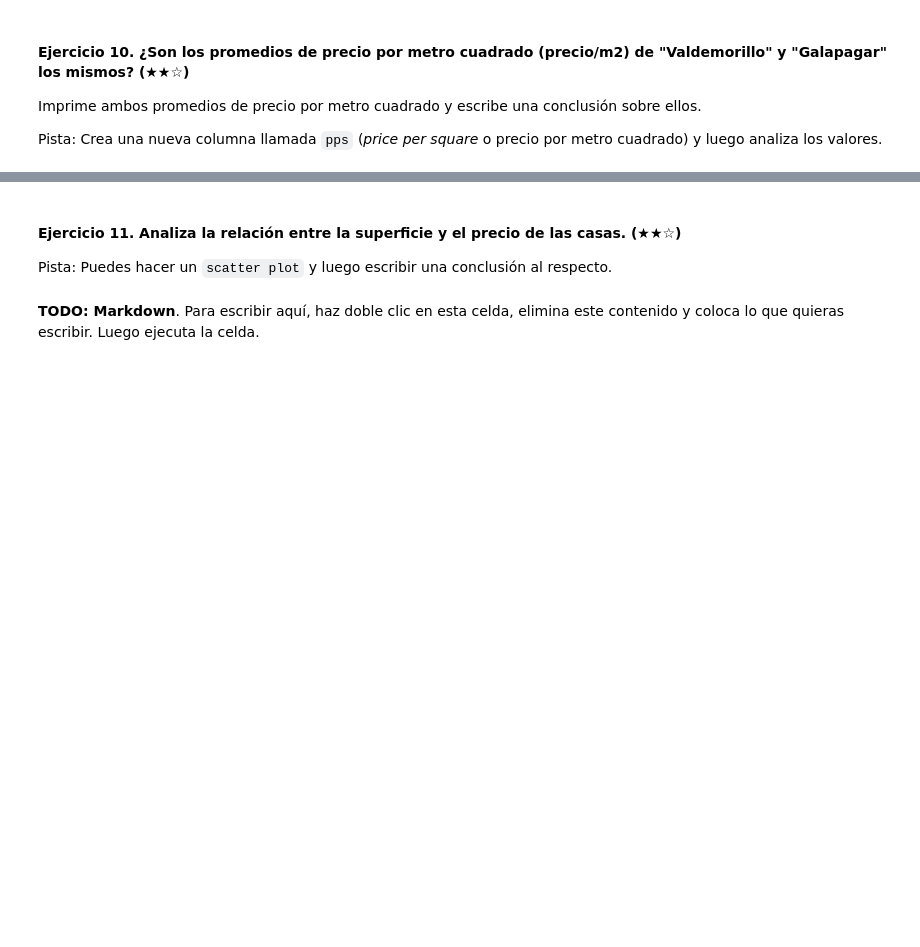
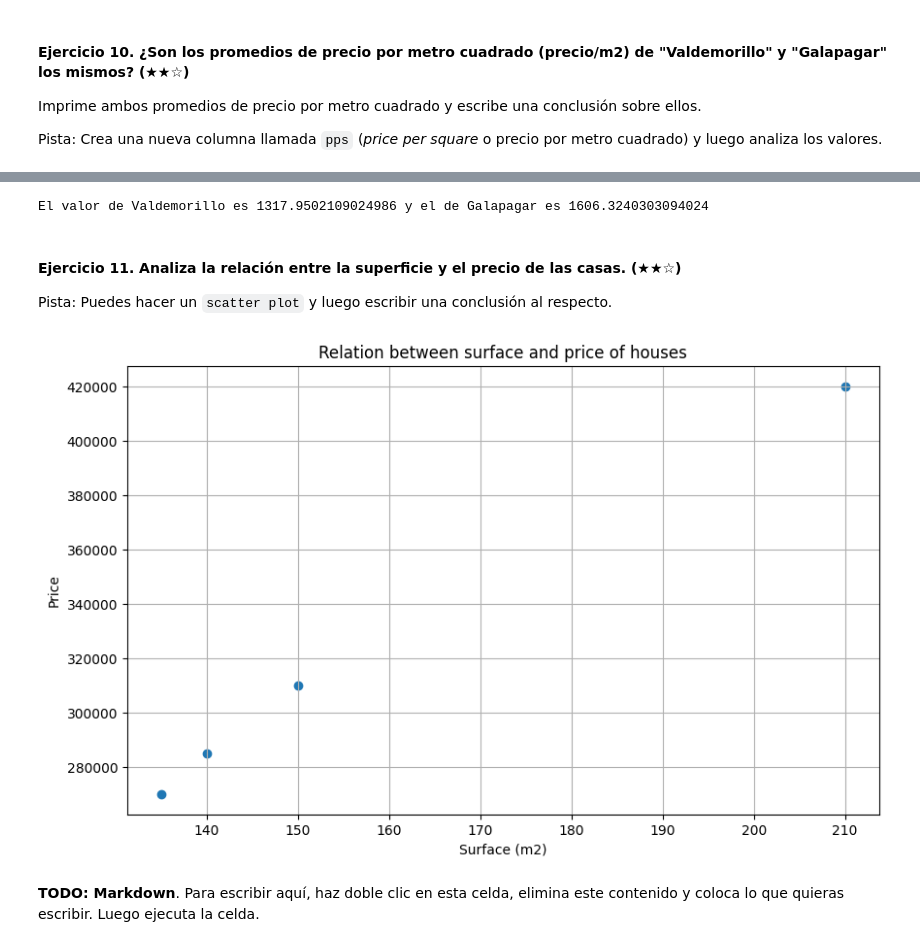
Before and after one commit to pcaliman2/realestate-datacleanup-exercise, a Jupyter notebook: project.es.ipynb, the cells around one changed output, grey strips where cells are left out. Drawn from its saved outputs; the diff is of its cells as text; code cells hidden in the pictures; blank space fills up the shorter version.

```diff
--- a/project.es.ipynb
+++ b/project.es.ipynb
@@ -212,9 +240,34 @@ Pista: Crea una nueva columna llamada `pps` (*price per square* o precio por met
+# %%
+print(f'El valor de Valdemorillo es {Valdemorillo_promedio} y el de Galapagar es {Galapagar_promedio}')
+# %% [output]
+El valor de Valdemorillo es 1317.9502109024986 y el de Galapagar es 1606.3240303094024
 # %% [markdown]
 #### Ejercicio 11. Analiza la relación entre la superficie y el precio de las casas. (★★☆)
 
 Pista: Puedes hacer un `scatter plot` y luego escribir una conclusión al respecto.
 # %%
-# TODO: Código
+import pandas as pd
+import matplotlib.pyplot as plt
+
+data = {
+    'town': ['Valdemorillo', 'Galapagar', 'Collado Villalba', 'Majadahonda'],
+    'price': [310000, 285000, 270000, 420000],
+    'm2': [150, 140, 135, 210]
+}
+
+ds = pd.DataFrame(data)
+
+plt.figure(figsize=(10, 6))
+plt.scatter(ds['m2'], ds['price'])
+plt.xlabel('Surface (m2)')
+plt.ylabel('Price')
+plt.title('Relation between surface and price of houses')
+plt.grid(True)
+
+
+plt.show()
+# %% [output]
+[figure, added]
 # %% [markdown]
 **TODO: Markdown**. Para escribir aquí, haz doble clic en esta celda, elimina este contenido y coloca lo que quieras escribir. Luego ejecuta la celda.
 # %% [markdown]
```
Also changed, not shown: parts of 2 cells of this notebook.
